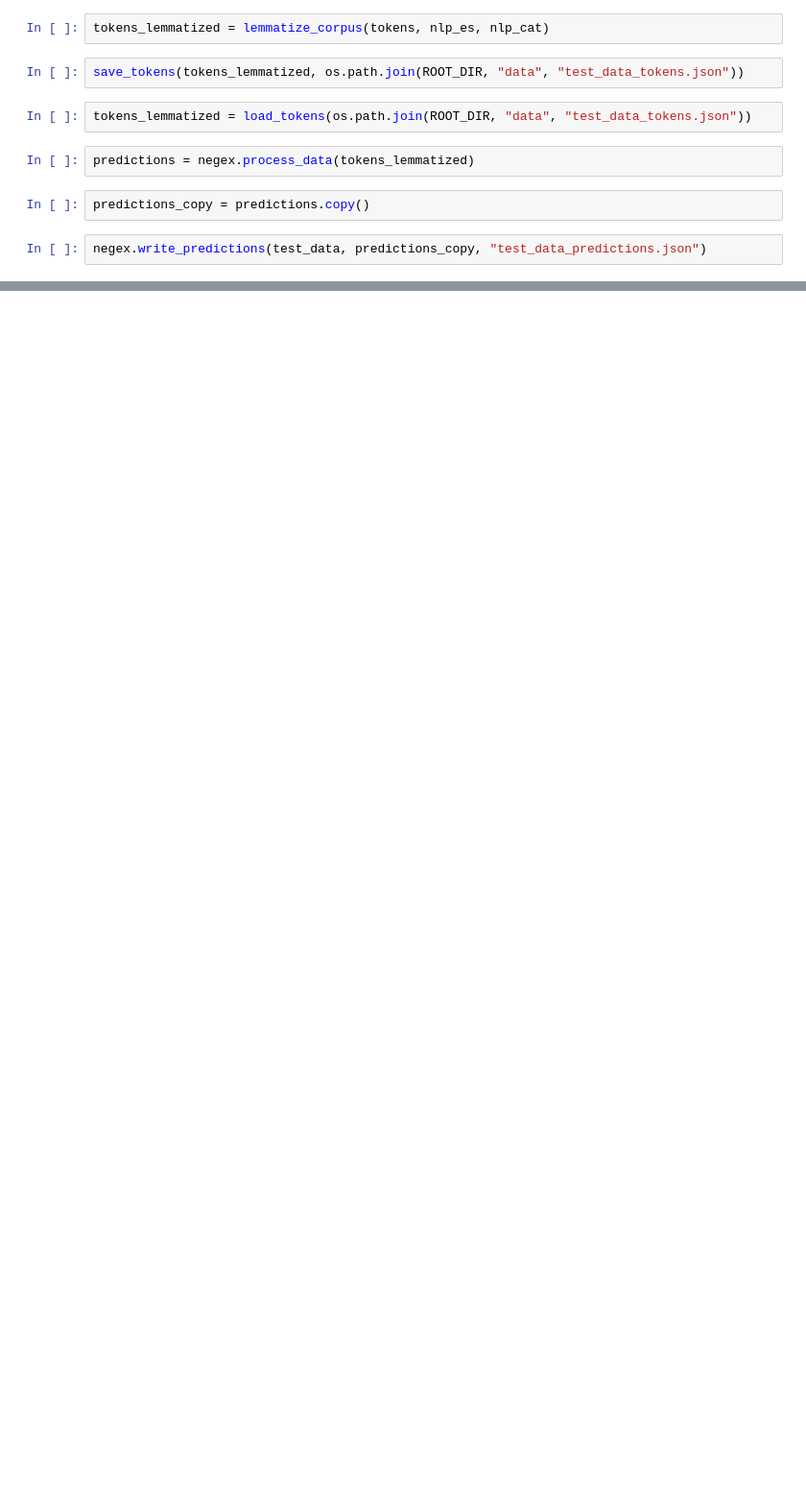
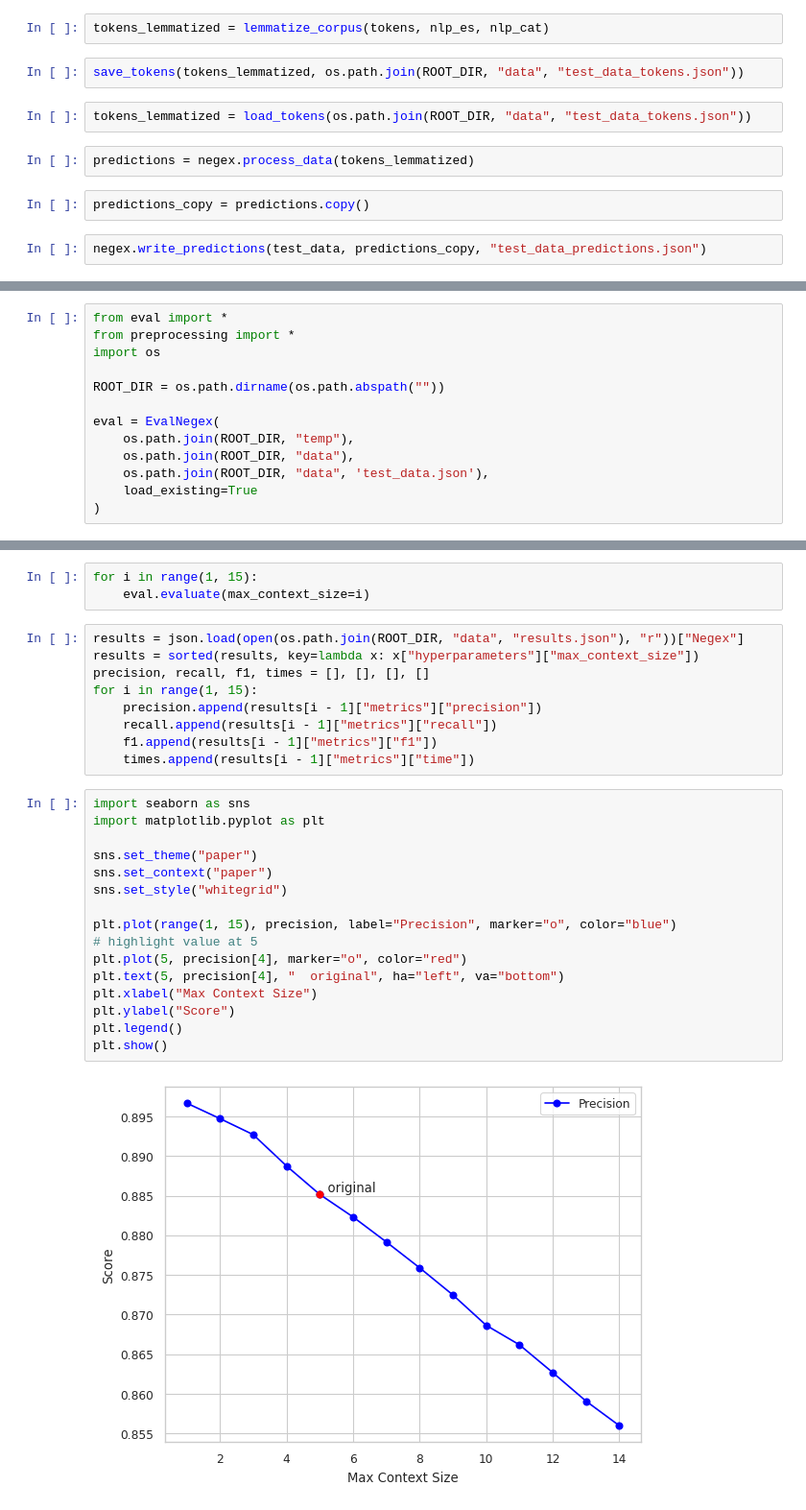
Before and after one commit to amritpal200/NLP-Project, a Jupyter notebook: src/negex.ipynb, the cells around one changed output, grey strips where cells are left out. Shown: that part at 96% size. Saved outputs shown, nothing was run; the diff lists cells and outputs as text; blank space fills up the shorter version.

Commit message:
Evaluate negex for different max context sizes

```diff
--- a/src/negex.ipynb
+++ b/src/negex.ipynb
@@ -71,0 +44,13 @@ cutext.clean_temp()
+# %%
+from eval import *
+from preprocessing import *
+import os
+
+ROOT_DIR = os.path.dirname(os.path.abspath(""))
+
+eval = EvalNegex(
+	os.path.join(ROOT_DIR, "temp"),
+	os.path.join(ROOT_DIR, "data"),
+	os.path.join(ROOT_DIR, "data", 'test_data.json'),
+	load_existing=True
+)
@@ -71,0 +64,30 @@ cutext.clean_temp()
+# %%
+for i in range(1, 15):
+	eval.evaluate(max_context_size=i)
+# %%
+results = json.load(open(os.path.join(ROOT_DIR, "data", "results.json"), "r"))["Negex"]
+results = sorted(results, key=lambda x: x["hyperparameters"]["max_context_size"])
+precision, recall, f1, times = [], [], [], []
+for i in range(1, 15):
+	precision.append(results[i - 1]["metrics"]["precision"])
+	recall.append(results[i - 1]["metrics"]["recall"])
+	f1.append(results[i - 1]["metrics"]["f1"])
+	times.append(results[i - 1]["metrics"]["time"])
+# %%
+import seaborn as sns
+import matplotlib.pyplot as plt
+
+sns.set_theme("paper")
+sns.set_context("paper")
+sns.set_style("whitegrid")
+
+plt.plot(range(1, 15), precision, label="Precision", marker="o", color="blue")
+# highlight value at 5
+plt.plot(5, precision[4], marker="o", color="red")
+plt.text(5, precision[4], "  original", ha="left", va="bottom")
+plt.xlabel("Max Context Size")
+plt.ylabel("Score")
+plt.legend()
+plt.show()
+# %% [output]
+[figure, added]
```
Also changed, not shown: parts of 8 cells of this notebook, 1 other file.
